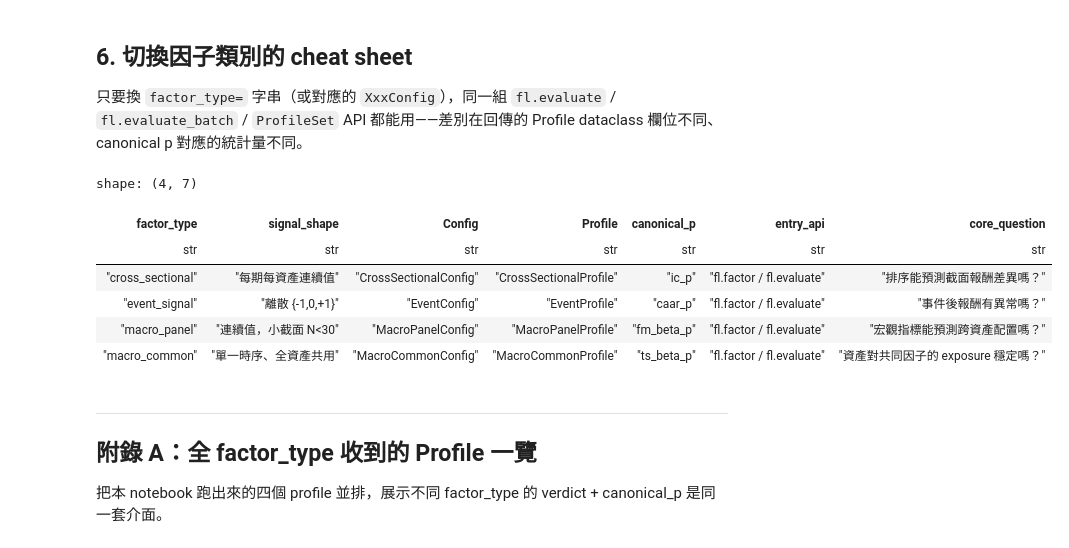
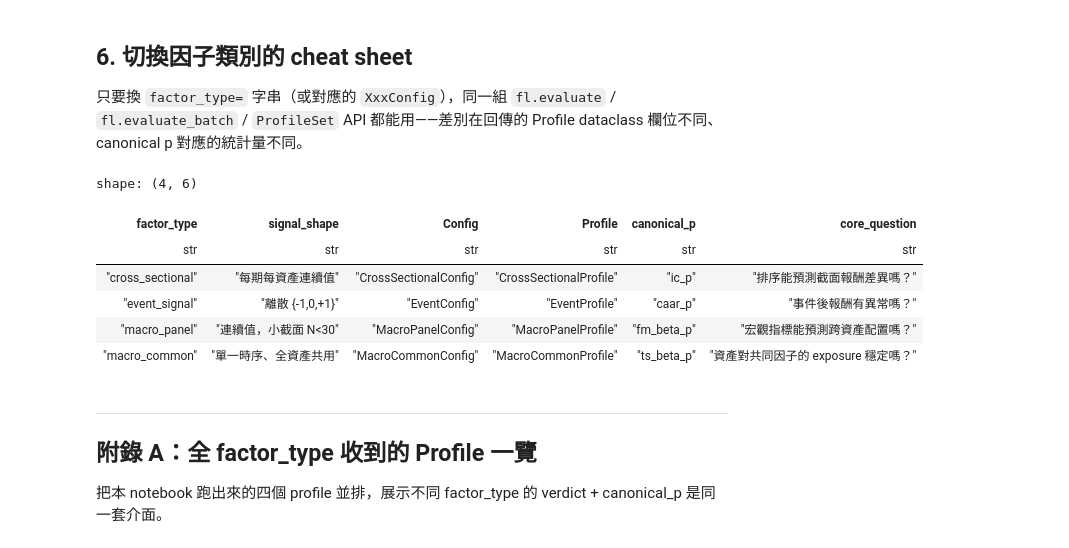
Before and after one commit to awwesomeman/factrix, a Jupyter notebook: examples/demo.ipynb, the cells around one changed output. Cells and saved outputs as stored; diff of their text form; code cells hidden in the pictures.

```diff
--- a/examples/demo.ipynb
+++ b/examples/demo.ipynb
@@ -1208,24 +570,22 @@ for m in [fmc.ts_beta(), fmc.mean_r_squared(), fmc.ts_beta_sign_consistency(),
 # %%
 cheat = pl.DataFrame({
     'factor_type': ['cross_sectional', 'event_signal', 'macro_panel', 'macro_common'],
     'signal_shape': ['每期每資產連續值', '離散 {-1,0,+1}', '連續值，小截面 N<30', '單一時序、全資產共用'],
     'Config':       ['CrossSectionalConfig', 'EventConfig', 'MacroPanelConfig', 'MacroCommonConfig'],
     'Profile':      ['CrossSectionalProfile', 'EventProfile', 'MacroPanelProfile', 'MacroCommonProfile'],
     'canonical_p':  ['ic_p', 'caar_p', 'fm_beta_p', 'ts_beta_p'],
-    'entry_api':    ['fl.factor / fl.evaluate', 'fl.factor / fl.evaluate',
-                     'fl.factor / fl.evaluate', 'fl.factor / fl.evaluate'],
     'core_question': ['排序能預測截面報酬差異嗎？', '事件後報酬有異常嗎？',
                        '宏觀指標能預測跨資產配置嗎？', '資產對共同因子的 exposure 穩定嗎？'],
 })
 cheat
 # %% [output]
-shape: (4, 7)
+shape: (4, 6)
-| factor_type | signal_shape | Config | Profile | canonical_p | entry_api | core_question |
-| str | str | str | str | str | str | str |
-| "cross_sectional" | "每期每資產連續值" | "CrossSectionalConfig" | "CrossSectionalProfile" | "ic_p" | "fl.factor / fl.evaluate" | "排序能預測截面報酬差異嗎？" |
-| "event_signal" | "離散 {-1,0,+1}" | "EventConfig" | "EventProfile" | "caar_p" | "fl.factor / fl.evaluate" | "事件後報酬有異常嗎？" |
-| "macro_panel" | "連續值，小截面 N<30" | "MacroPanelConfig" | "MacroPanelProfile" | "fm_beta_p" | "fl.factor / fl.evaluate" | "宏觀指標能預測跨資產配置嗎？" |
-| "macro_common" | "單一時序、全資產共用" | "MacroCommonConfig" | "MacroCommonProfile" | "ts_beta_p" | "fl.factor / fl.evaluate" | "資產對共同因子的 exposure 穩定嗎？" |
+| factor_type | signal_shape | Config | Profile | canonical_p | core_question |
+| str | str | str | str | str | str |
+| "cross_sectional" | "每期每資產連續值" | "CrossSectionalConfig" | "CrossSectionalProfile" | "ic_p" | "排序能預測截面報酬差異嗎？" |
+| "event_signal" | "離散 {-1,0,+1}" | "EventConfig" | "EventProfile" | "caar_p" | "事件後報酬有異常嗎？" |
+| "macro_panel" | "連續值，小截面 N<30" | "MacroPanelConfig" | "MacroPanelProfile" | "fm_beta_p" | "宏觀指標能預測跨資產配置嗎？" |
+| "macro_common" | "單一時序、全資產共用" | "MacroCommonConfig" | "MacroCommonProfile" | "ts_beta_p" | "資產對共同因子的 exposure 穩定嗎？" |
 # %% [markdown]
 ---
 
```
Also changed, not shown: parts of 88 cells of this notebook, 5 other files.
